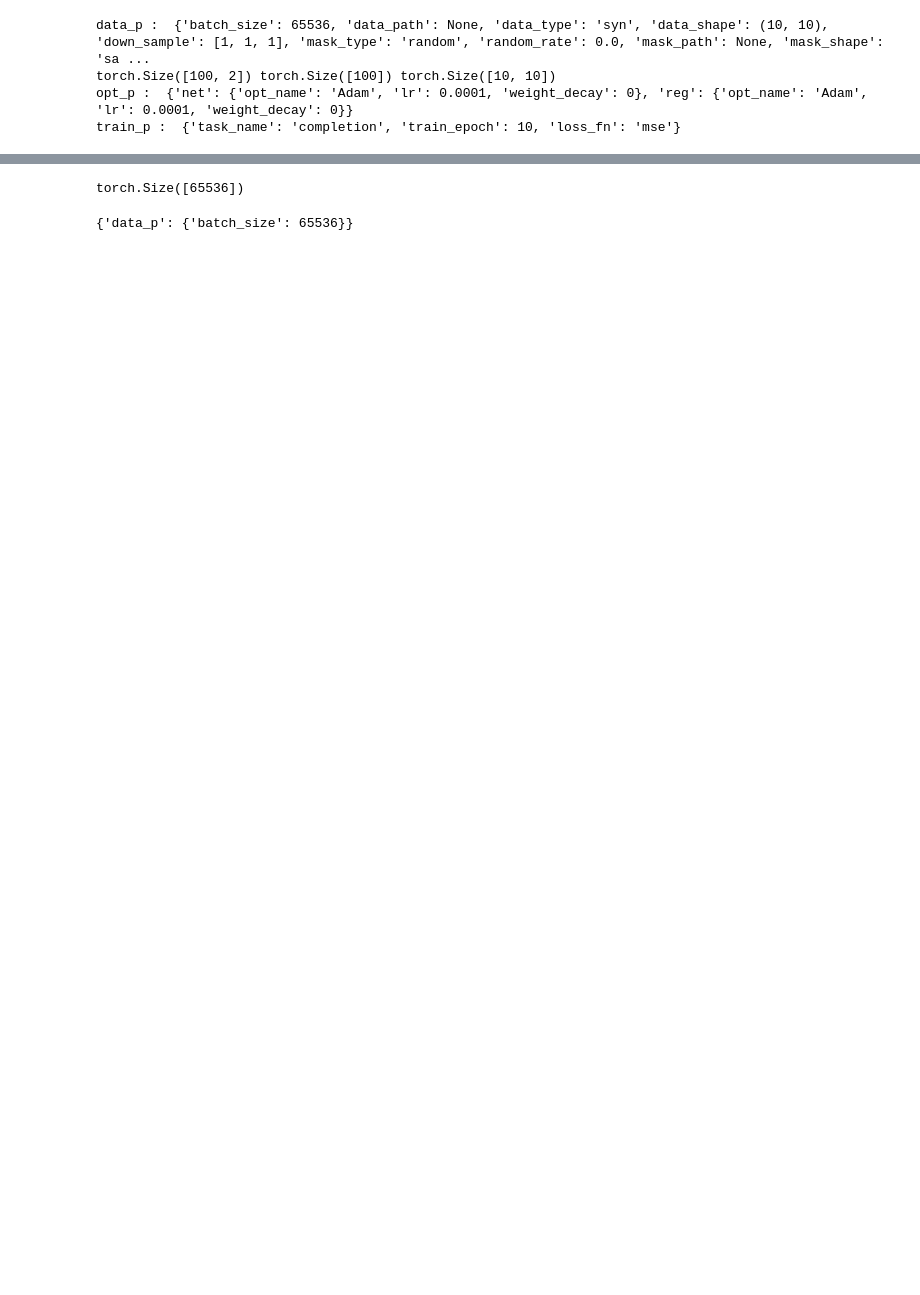
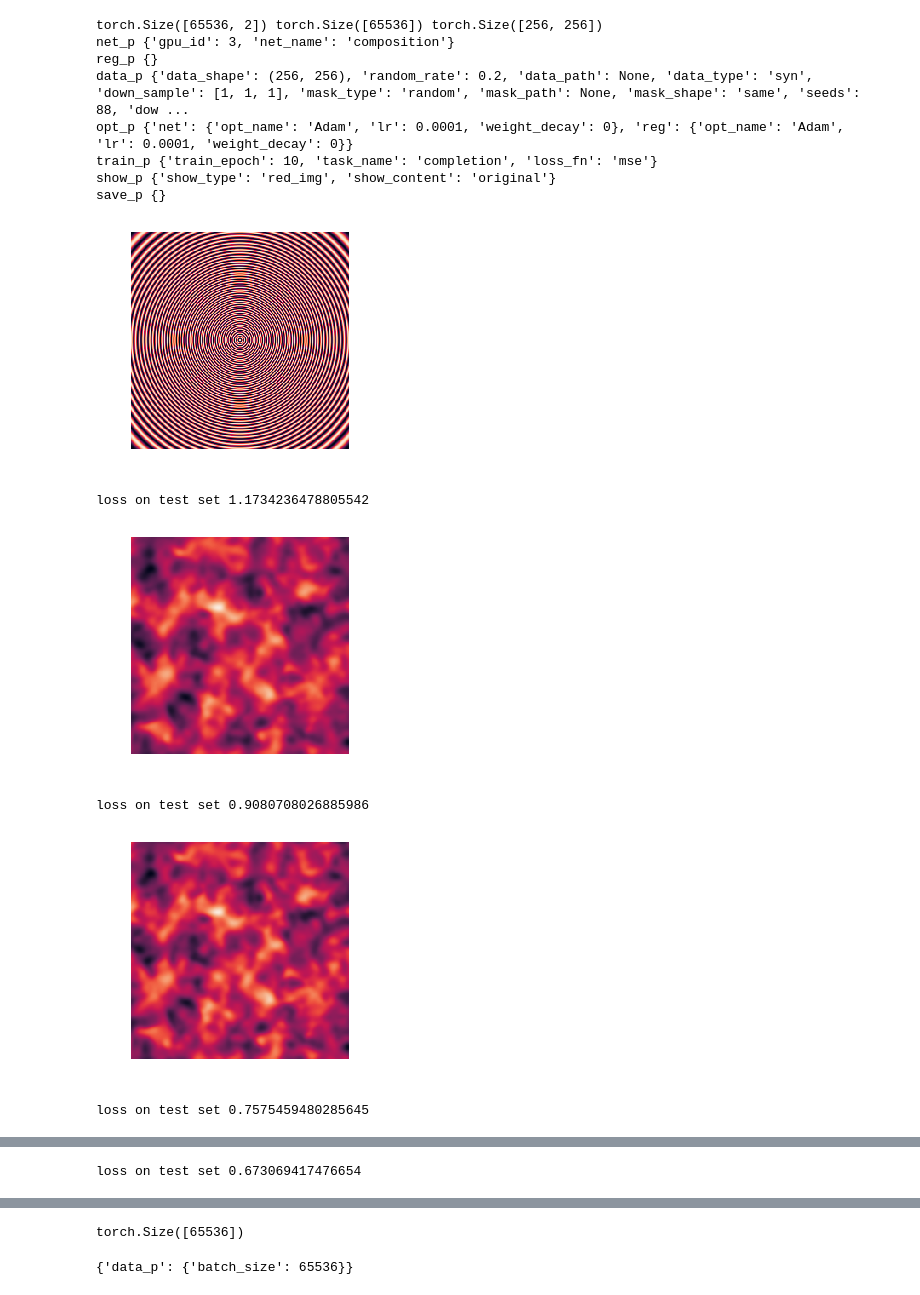
Before and after one commit to lizhemin15/RSS, a Jupyter notebook: main.ipynb, the cells around one changed output, grey strips where cells are left out. Saved outputs shown, nothing was run; the diff lists cells and outputs as text; code cells hidden in the pictures; blank space fills up the shorter version.

```diff
--- a/main.ipynb
+++ b/main.ipynb
@@ -1,18 +1,32 @@
 # %%
 import rss
 import numpy as np
 
 parameters = {}
-parameters['data_p'] = {'batch_size': 256**2}
-rss.toolbox.save_json('./json/main_para.json',parameters)
+parameters['net_p'] = {'gpu_id':3,'net_name':'composition'}
+parameters['data_p'] = {'data_shape':(256,256),'random_rate':0.2}
+parameters['train_p'] = {'train_epoch':10}
+parameters['show_p'] = {'show_type':'red_img','show_content':'original'}
+rssnet = rss.rssnet(parameters)
+rss.toolbox.save_json('./json/main_para.json',rssnet.parameter_all)
 
-rssnet = rss.rssnet(parameters)
-# print(rssnet.net)
-# print(rssnet.data_train['train_tensor'][0].shape)
-# print(rssnet.net_opt)
-rssnet.train()
+rssnet.show()
+rssnet.show_p['show_content'] = 'recovered'
+for i in range(10):
+    rssnet.train()
+    rssnet.show()
 # %% [output]
-data_p :  {'batch_size': 65536, 'data_path': None, 'data_type': 'syn', 'data_shape': (10, 10), 'down_sample': [1, 1, 1], 'mask_type': 'random', 'random_rate': 0.0, 'mask_path': None, 'mask_shape': 'sa ...
-torch.Size([100, 2]) torch.Size([100]) torch.Size([10, 10])
-opt_p :  {'net': {'opt_name': 'Adam', 'lr': 0.0001, 'weight_decay': 0}, 'reg': {'opt_name': 'Adam', 'lr': 0.0001, 'weight_decay': 0}}
-train_p :  {'task_name': 'completion', 'train_epoch': 10, 'loss_fn': 'mse'}
+torch.Size([65536, 2]) torch.Size([65536]) torch.Size([256, 256])
+net_p {'gpu_id': 3, 'net_name': 'composition'}
+reg_p {}
+data_p {'data_shape': (256, 256), 'random_rate': 0.2, 'data_path': None, 'data_type': 'syn', 'down_sample': [1, 1, 1], 'mask_type': 'random', 'mask_path': None, 'mask_shape': 'same', 'seeds': 88, 'dow ...
+opt_p {'net': {'opt_name': 'Adam', 'lr': 0.0001, 'weight_decay': 0}, 'reg': {'opt_name': 'Adam', 'lr': 0.0001, 'weight_decay': 0}}
+train_p {'train_epoch': 10, 'task_name': 'completion', 'loss_fn': 'mse'}
+show_p {'show_type': 'red_img', 'show_content': 'original'}
+save_p {}
+[figure, added]
+loss on test set 1.1734236478805542
+[figure, added]
+loss on test set 0.9080708026885986
+[figure, added]
+loss on test set 0.7575459480285645
@@ -18,0 +34 @@ train_p :  {'task_name': 'completion', 'train_epoch': 10, 'loss_fn': 'mse'}
+loss on test set 0.673069417476654
```
Also changed, not shown: parts of 1 cell of this notebook, 9 other files.
